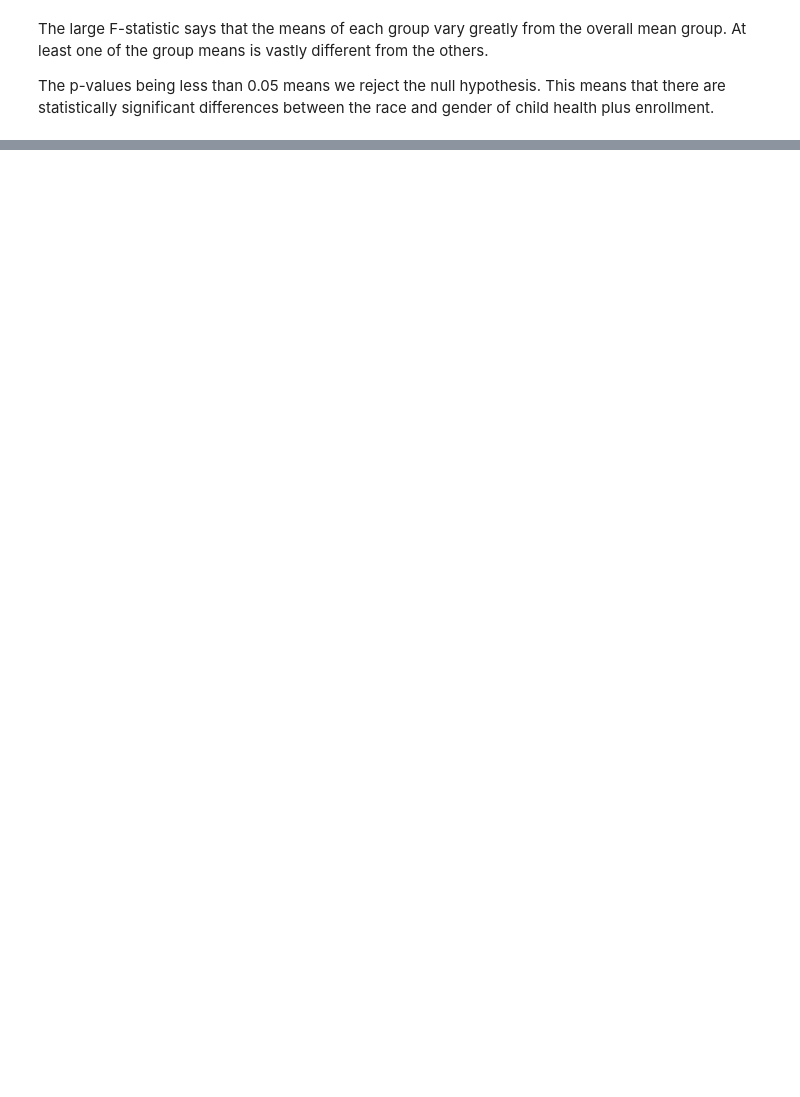
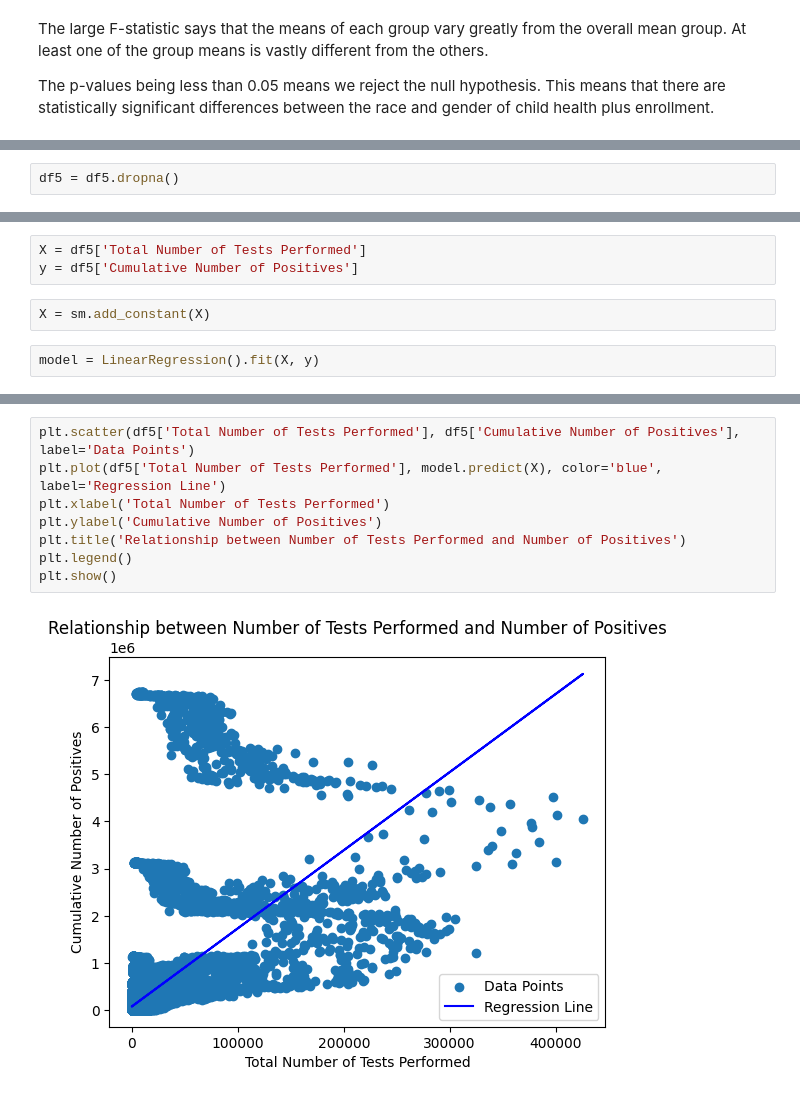
Before and after one commit to jas-tang/datasci_5_statistics, a Jupyter notebook: datasci_5_statistics.ipynb, the cells around one changed output, grey strips where cells are left out. Cells and saved outputs as stored; diff of their text form; blank space fills up the shorter version.

Commit message:
updated anova and regression

```diff
--- a/datasci_5_statistics.ipynb
+++ b/datasci_5_statistics.ipynb
@@ -341,0 +415,2 @@ The p-values being less than 0.05 means we reject the null hypothesis. This mean
+# %%
+df5 = df5.dropna()
@@ -341,0 +426,7 @@ The p-values being less than 0.05 means we reject the null hypothesis. This mean
+# %%
+X = df5['Total Number of Tests Performed']
+y = df5['Cumulative Number of Positives']
+# %%
+X = sm.add_constant(X)
+# %%
+model = LinearRegression().fit(X, y)
@@ -341,0 +467,10 @@ The p-values being less than 0.05 means we reject the null hypothesis. This mean
+# %%
+plt.scatter(df5['Total Number of Tests Performed'], df5['Cumulative Number of Positives'], label='Data Points')
+plt.plot(df5['Total Number of Tests Performed'], model.predict(X), color='blue', label='Regression Line')
+plt.xlabel('Total Number of Tests Performed')
+plt.ylabel('Cumulative Number of Positives')
+plt.title('Relationship between Number of Tests Performed and Number of Positives')
+plt.legend()
+plt.show()
+# %% [output]
+[figure, added]
```
Also changed, not shown: parts of 15 cells of this notebook.
